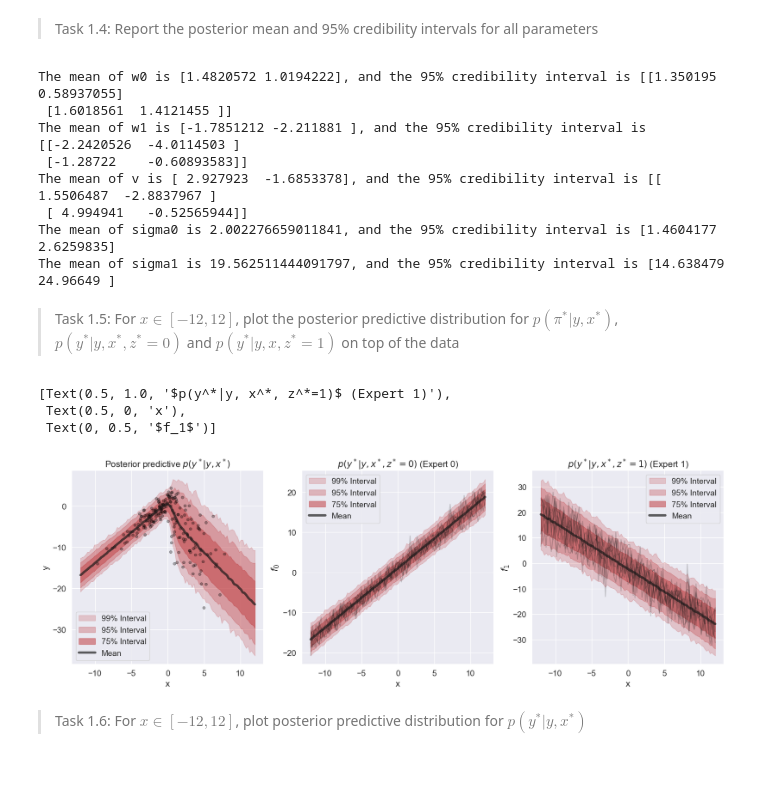
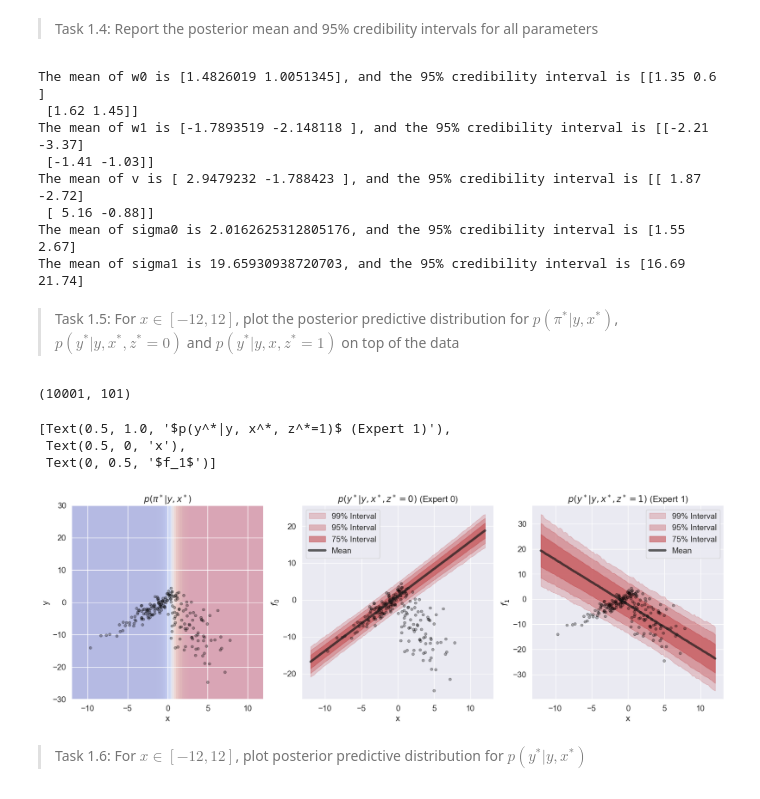
Before and after one commit to bellaVbsVbee/BayesianML, a Jupyter notebook: assignment3.ipynb, the cells around one changed output. Drawn from its saved outputs; the diff is of its cells as text; code cells hidden in the pictures.

Commit message:
Moved mixed posterior to 1.6 and made a new plot for pi_samples

```diff
--- a/assignment3.ipynb
+++ b/assignment3.ipynb
@@ -163,14 +163,14 @@ def metropolis(log_target, num_params, tau, num_iter, theta_init=None, seed=0):
     return thetas
 # %%
 # Run longer MCMC with better init
-theta_init = jnp.array([0.5, 0.,    # w0 (positive intercept, small slope)
-                        -0.5, 0.,   # w1 (negative intercept)
+theta_init = jnp.array([0., 0.,    # w0 (positive intercept, small slope)
+                        0., 0.,   # w1 (negative intercept)
                         0., 0.,    # v (neutral gating)
-                        2.,        # tau
-                        0.2,       # sig02
-                        0.2])      # sig12
+                        1.,        # tau
+                        1.,       # sig02
+                        1.])      # sig12
 
-num_iter = 50000  # More iterations
+num_iter = 20000  # More iterations
 num_params = len(theta_init)
 
 
@@ -228,20 +228,20 @@ plt.show()
 # %% [markdown]
 > Task 1.4: Report the posterior mean and 95\% credibility intervals for all parameters
 # %%
-print(f'The mean of w0 is {w0_mean}, and the 95% credibility interval is {jnp.percentile(w0s, jnp.array([2.5, 97.5]),axis=0)}')
-print(f'The mean of w1 is {w1_mean}, and the 95% credibility interval is {jnp.percentile(w1s, jnp.array([2.5, 97.5]),axis=0)}')
-print(f'The mean of v is {v_mean}, and the 95% credibility interval is {jnp.percentile(vs, jnp.array([2.5, 97.5]),axis=0)}')
-print(f'The mean of sigma0 is {sig02_mean}, and the 95% credibility interval is {jnp.percentile(sig02s, jnp.array([2.5, 97.5]))}')
-print(f'The mean of sigma1 is {sig12_mean}, and the 95% credibility interval is {jnp.percentile(sig12s, jnp.array([2.5, 97.5]))}')
+print(f'The mean of w0 is {w0_mean}, and the 95% credibility interval is {np.array2string(np.array(jnp.percentile(w0s, jnp.array([2.5, 97.5]),axis=0)),precision=2)}')
+print(f'The mean of w1 is {w1_mean}, and the 95% credibility interval is {np.array2string(np.array(jnp.percentile(w1s, jnp.array([2.5, 97.5]),axis=0)),precision=2)}')
+print(f'The mean of v is {v_mean}, and the 95% credibility interval is {np.array2string(np.array(jnp.percentile(vs, jnp.array([2.5, 97.5]),axis=0)),precision=2)}')
+print(f'The mean of sigma0 is {sig02_mean}, and the 95% credibility interval is {np.array2string(jnp.percentile(sig02s, jnp.array([2.5, 97.5])),precision=2)}')
+print(f'The mean of sigma1 is {sig12_mean}, and the 95% credibility interval is {np.array2string(jnp.percentile(sig12s, jnp.array([2.5, 97.5])),precision=2)}')
 # %% [output]
-The mean of w0 is [1.4820572 1.0194222], and the 95% credibility interval is [[1.350195   0.58937055]
- [1.6018561  1.4121455 ]]
-The mean of w1 is [-1.7851212 -2.211881 ], and the 95% credibility interval is [[-2.2420526  -4.0114503 ]
- [-1.28722    -0.60893583]]
-The mean of v is [ 2.927923  -1.6853378], and the 95% credibility interval is [[ 1.5506487  -2.8837967 ]
- [ 4.994941   -0.52565944]]
-The mean of sigma0 is 2.002276659011841, and the 95% credibility interval is [1.4604177 2.6259835]
-The mean of sigma1 is 19.562511444091797, and the 95% credibility interval is [14.638479 24.96649 ]
+The mean of w0 is [1.4826019 1.0051345], and the 95% credibility interval is [[1.35 0.6 ]
+ [1.62 1.45]]
+The mean of w1 is [-1.7893519 -2.148118 ], and the 95% credibility interval is [[-2.21 -3.37]
+ [-1.41 -1.03]]
+The mean of v is [ 2.9479232 -1.788423 ], and the 95% credibility interval is [[ 1.87 -2.72]
+ [ 5.16 -0.88]]
+The mean of sigma0 is 2.0162625312805176, and the 95% credibility interval is [1.55 2.67]
+The mean of sigma1 is 19.65930938720703, and the 95% credibility interval is [16.69 21.74]
 # %% [markdown]
 > Task 1.5: For $x\in[-12,12]$, plot the posterior predictive distribution for $p(\pi^{*}|y,x^{*})$, $p(y^{*}|y,x^{*},z^{*}=0)$ and $p(y^{*}|y,x,z^{*}=1)$ on top of the data
 # %%
@@ -307,53 +307,54 @@ x_pred_aug = jnp.vstack((x_pred, jnp.ones_like(x_pred))).T
 # Store samples
 pi_samples, y0_samples, y1_samples = [], [], []
 
-warm_up = int(0.5 * num_iter)
-thin = 10
+# warm_up = int(0.5 * num_iter)
+# thin = 10
 
 key = random.PRNGKey(1)
-for theta_i in thetas[warm_up::thin]:
+# for theta_i in thetas[warm_up::thin]:
+for theta_i in thetas:
     key, key0, key1 = random.split(key, 3)
 
     # Extract parameters
     w0 = theta_i[:2]
     w1 = theta_i[2:4]
     v = theta_i[4:6]
     sig02 = theta_i[7]
     sig12 = theta_i[8]
 
     # Compute gating probability and predictions
     pi = sigmoid(v @ x_pred_aug.T)
     f0 = w0 @ x_pred_aug.T
     f1 = w1 @ x_pred_aug.T
 
     # Sample from each expert
     y0 = f0 + jnp.sqrt(sig02) * random.normal(key0, shape=f0.shape)
     y1 = f1 + jnp.sqrt(sig12) * random.normal(key1, shape=f1.shape)
 
     pi_samples.append(pi)
     y0_samples.append(y0)
     y1_samples.append(y1)
 
 # Convert to arrays
 pi_samples = jnp.array(pi_samples)
 y0_samples = jnp.array(y0_samples)
 y1_samples = jnp.array(y1_samples)
 
-# Compute mixture of predictions
-y_mix_samples = pi_samples * y1_samples + (1 - pi_samples) * y0_samples
-
-plot_predictions(ax[0], x_pred, y_mix_samples, num_samples=0, legend=True, sample_alpha=.2)
-plot_predictions(ax[1], x_pred, y0_samples, num_samples=10, legend=True, sample_alpha=.2)
-plot_predictions(ax[2], x_pred, y1_samples, num_samples=10, legend=True, sample_alpha=.2)
+plot_predictions(ax[1], x_pred, y0_samples, num_samples=0, legend=True, sample_alpha=.2)
+plot_predictions(ax[2], x_pred, y1_samples, num_samples=0, legend=True, sample_alpha=.2)
 
 ax[0].scatter(x, y, alpha=0.3, s=20, color='black')
-ax[0].set(title='Posterior predictive $p(y^*|y, x^*)$', xlabel='x', ylabel='y')
+ax[0].imshow(np.tile(jnp.mean(pi_samples,axis=0), (100, 1)), extent=[-12, 12, -30, 30], aspect='auto', cmap='coolwarm', alpha=0.3)
+ax[0].set(title='$p(\pi^*|y, x^*)$', xlabel='x', ylabel='y')
+ax[1].scatter(x, y, alpha=0.3, s=20, color='black')
 ax[1].set(title='$p(y^*|y, x^*, z^*=0)$ (Expert 0)', xlabel='x', ylabel='$f_0$')
+ax[2].scatter(x, y, alpha=0.3, s=20, color='black')
 ax[2].set(title='$p(y^*|y, x^*, z^*=1)$ (Expert 1)', xlabel='x', ylabel='$f_1$')
 # %% [output]
-[Text(0.5, 1.0, '$p(y^*|y, x^*, z^*=1)$ (Expert 1)'),
- Text(0.5, 0, 'x'),
- Text(0, 0.5, '$f_1$')]
+(10001, 101)
+[Text(0.5, 1.0, '$p(y^*|y, x^*, z^*=1)$ (Expert 1)'),
+ Text(0.5, 0, 'x'),
+ Text(0, 0.5, '$f_1$')]
-[figure, old version]
+[figure, new version]
 # %% [markdown]
 > Task 1.6: For $x\in[-12,12]$, plot posterior predictive distribution for $p(y^{*}|y,x^{*})$
```
Also changed, not shown: parts of 4 cells of this notebook.
